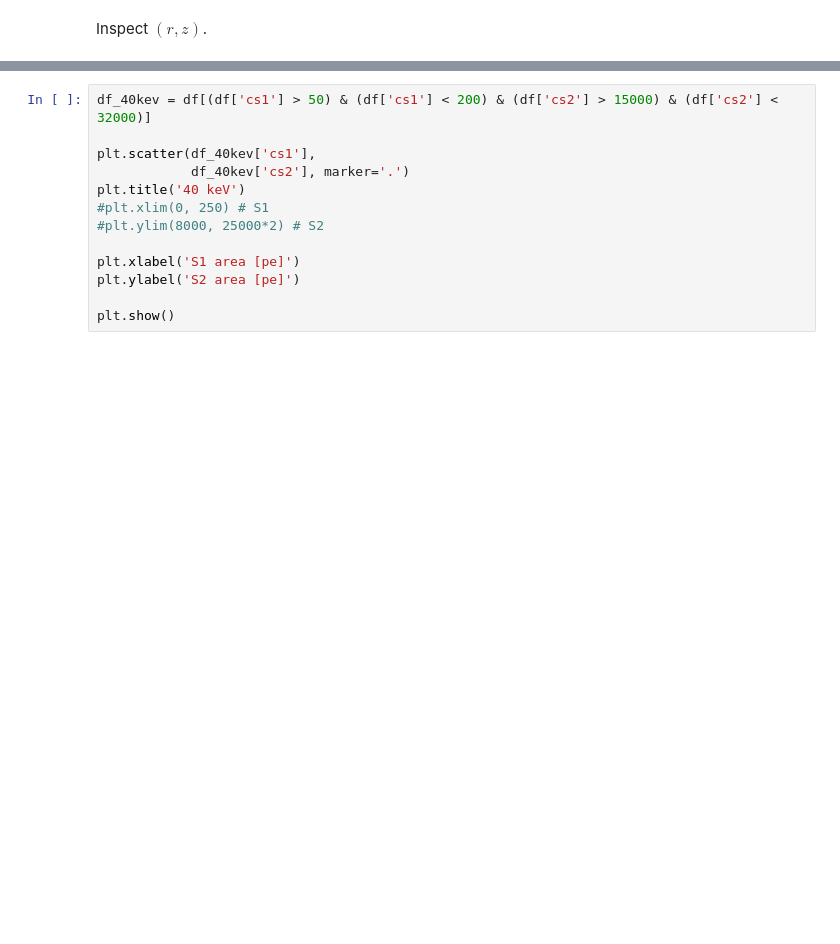
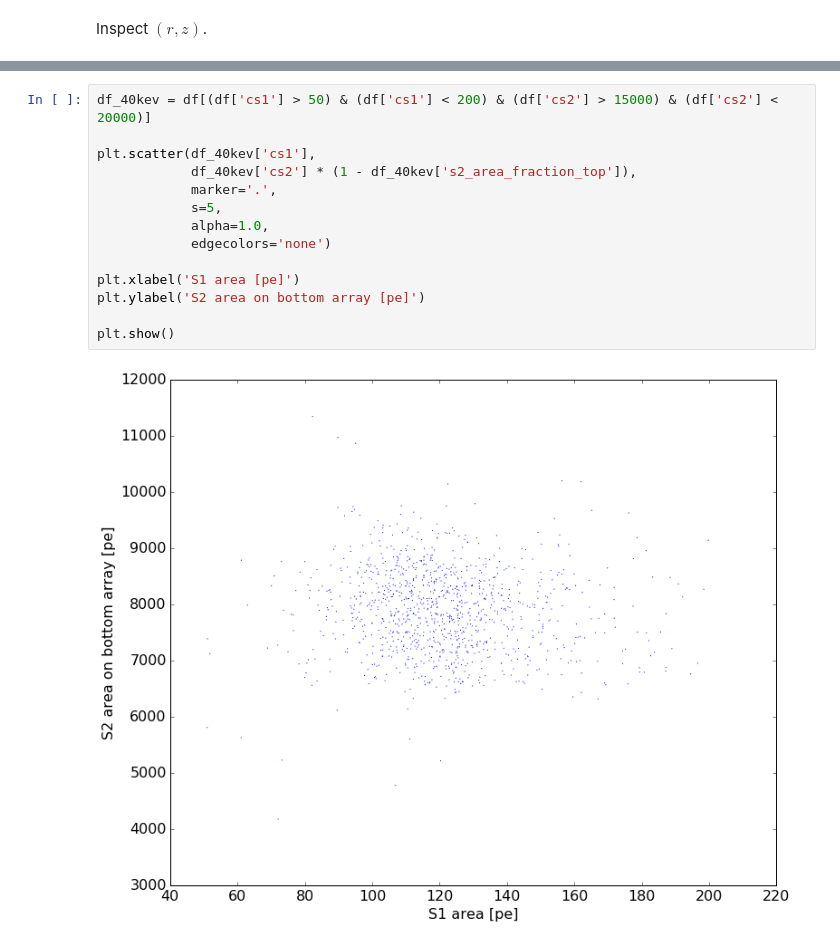
Before and after one commit to XENON1T/hax, a Jupyter notebook: examples/02_ambe_inelastic.ipynb, the cells around one changed output, grey strips where cells are left out. Drawn from its saved outputs; the diff is of its cells as text; blank space fills up the shorter version.

```diff
--- a/examples/02_ambe_inelastic.ipynb
+++ b/examples/02_ambe_inelastic.ipynb
@@ -88,16 +120,19 @@ plt.show()
 # %%
-df_40kev = df[(df['cs1'] > 50) & (df['cs1'] < 200) & (df['cs2'] > 15000) & (df['cs2'] < 32000)]
+df_40kev = df[(df['cs1'] > 50) & (df['cs1'] < 200) & (df['cs2'] > 15000) & (df['cs2'] < 20000)]
 
 plt.scatter(df_40kev['cs1'],
-            df_40kev['cs2'], marker='.')
-plt.title('40 keV')
-#plt.xlim(0, 250) # S1
-#plt.ylim(8000, 25000*2) # S2
+            df_40kev['cs2'] * (1 - df_40kev['s2_area_fraction_top']),
+            marker='.',
+            s=5,
+            alpha=1.0,
+            edgecolors='none')
 
 plt.xlabel('S1 area [pe]')
-plt.ylabel('S2 area [pe]')
+plt.ylabel('S2 area on bottom array [pe]')
 
 plt.show()
+# %% [output]
+[figure, added]
 # %%
 print('S1 (40 keV) pe:', df_40kev['cs1'].mean(), '+/-', df_40kev['cs1'].std())
 print('S2 (40 keV) pe:', df_40kev['cs2'].mean(), '+/-', df_40kev['cs2'].std())
```
Also changed, not shown: parts of 23 cells of this notebook.
